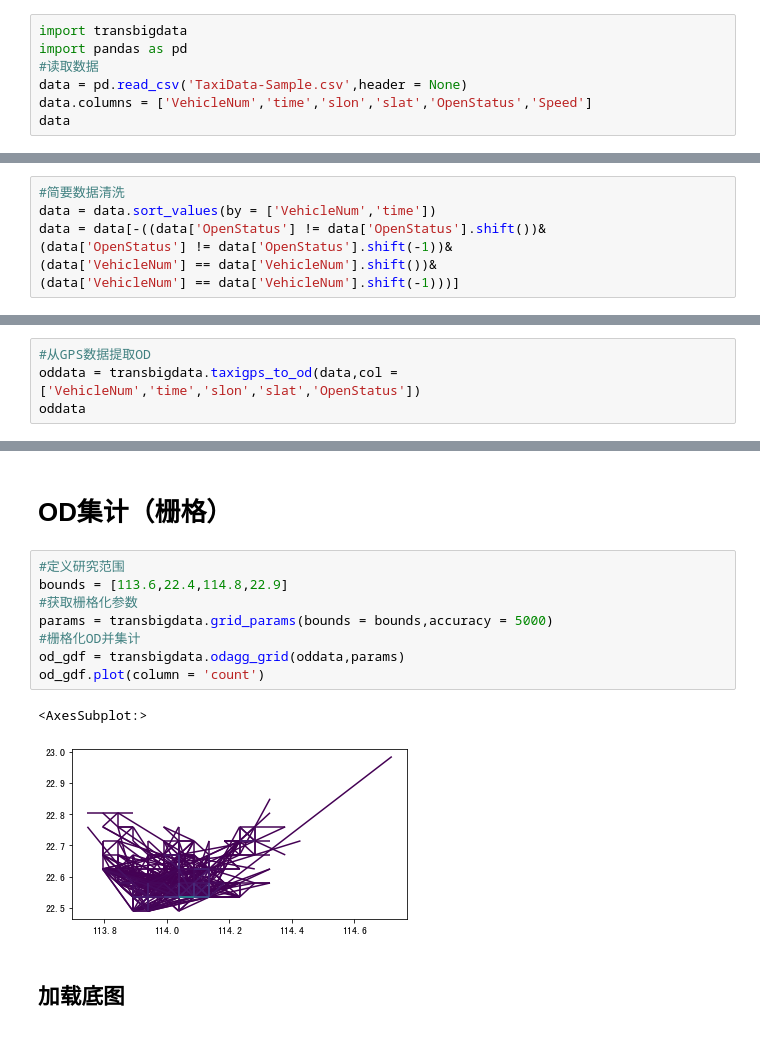
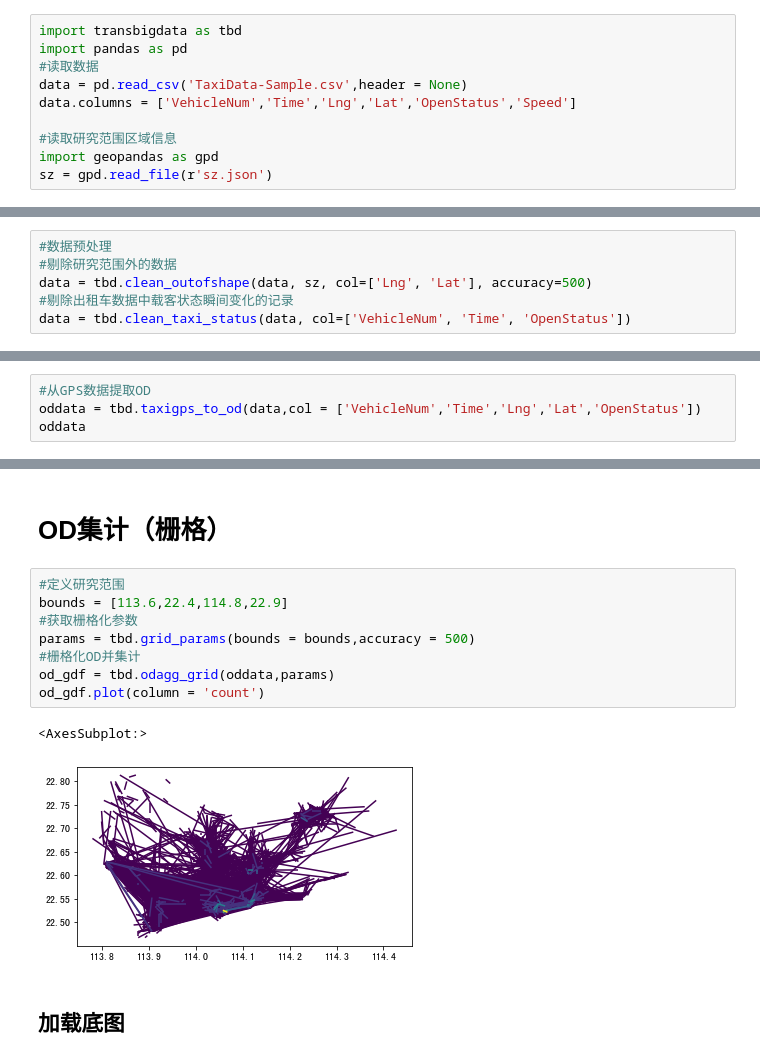
Before and after one commit to ni1o1/transbigdata, a Jupyter notebook: example/example-od.ipynb, the cells around one changed output, grey strips where cells are left out. Drawn from its saved outputs; the diff is of its cells as text.

```diff
--- a/example/example-od.ipynb
+++ b/example/example-od.ipynb
@@ -1,7 +1,10 @@
 # %%
-import transbigdata
+import transbigdata as tbd
 import pandas as pd
 #读取数据
 data = pd.read_csv('TaxiData-Sample.csv',header = None)
-data.columns = ['VehicleNum','time','slon','slat','OpenStatus','Speed']
-data
+data.columns = ['VehicleNum','Time','Lng','Lat','OpenStatus','Speed']
+
+#读取研究范围区域信息
+import geopandas as gpd
+sz = gpd.read_file(r'sz.json')
@@ -22,15 +11,14 @@ data
-# %%
-#简要数据清洗
-data = data.sort_values(by = ['VehicleNum','time'])
-data = data[-((data['OpenStatus'] != data['OpenStatus'].shift())&
-(data['OpenStatus'] != data['OpenStatus'].shift(-1))&
-(data['VehicleNum'] == data['VehicleNum'].shift())&
-(data['VehicleNum'] == data['VehicleNum'].shift(-1)))]
+# %%
+#数据预处理
+#剔除研究范围外的数据
+data = tbd.clean_outofshape(data, sz, col=['Lng', 'Lat'], accuracy=500)
+#剔除出租车数据中载客状态瞬间变化的记录
+data = tbd.clean_taxi_status(data, col=['VehicleNum', 'Time', 'OpenStatus'])
 # %% [markdown]
 # 出租车GPS中提取OD
 # %%
 #从GPS数据提取OD
-oddata = transbigdata.taxigps_to_od(data,col = ['VehicleNum','time','slon','slat','OpenStatus'])
+oddata = tbd.taxigps_to_od(data,col = ['VehicleNum','Time','Lng','Lat','OpenStatus'])
 oddata
 # %% [output]
 |  | VehicleNum | stime | slon | slat | etime | elon | elat |
@@ -51,14 +39,14 @@ oddata
 # %%
 #定义研究范围
 bounds = [113.6,22.4,114.8,22.9]
 #获取栅格化参数
-params = transbigdata.grid_params(bounds = bounds,accuracy = 5000)
+params = tbd.grid_params(bounds = bounds,accuracy = 500)
 #栅格化OD并集计
-od_gdf = transbigdata.odagg_grid(oddata,params)
+od_gdf = tbd.odagg_grid(oddata,params)
 od_gdf.plot(column = 'count')
 # %% [output]
 <AxesSubplot:>
-[figure, old version]
+[figure, new version]
 # %% [markdown]
 ## 加载底图
 # %%
```
Also changed, not shown: parts of 8 cells of this notebook, 1 other file.
